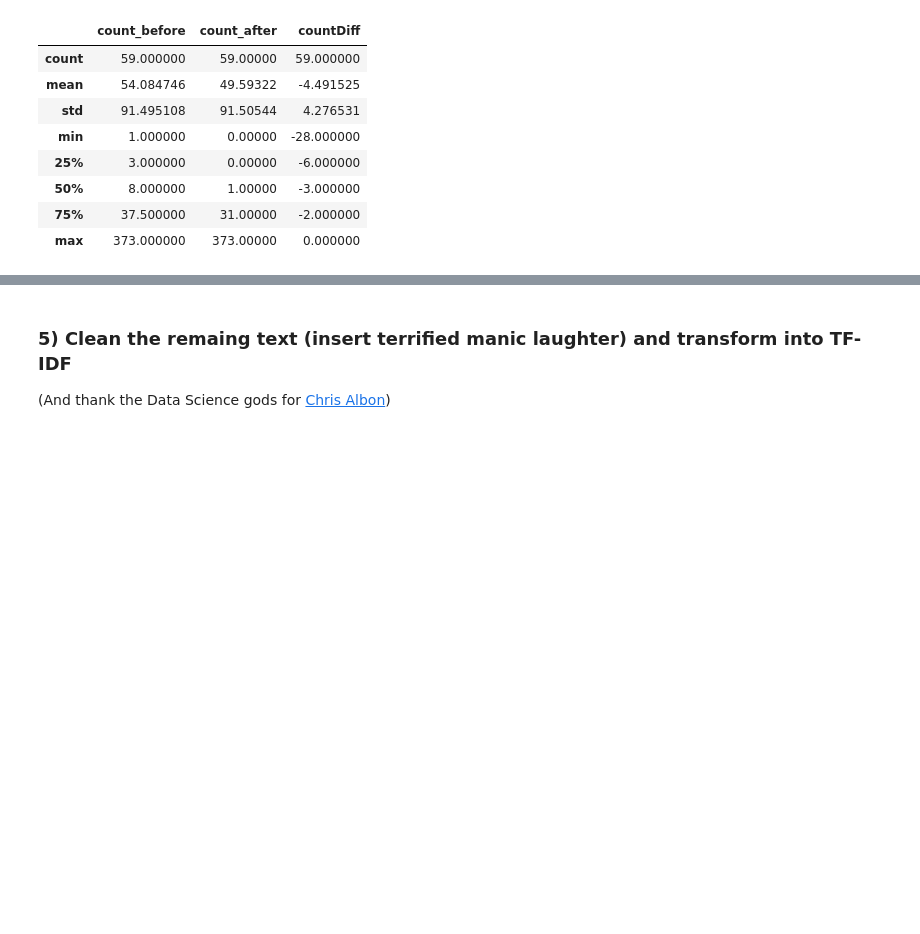
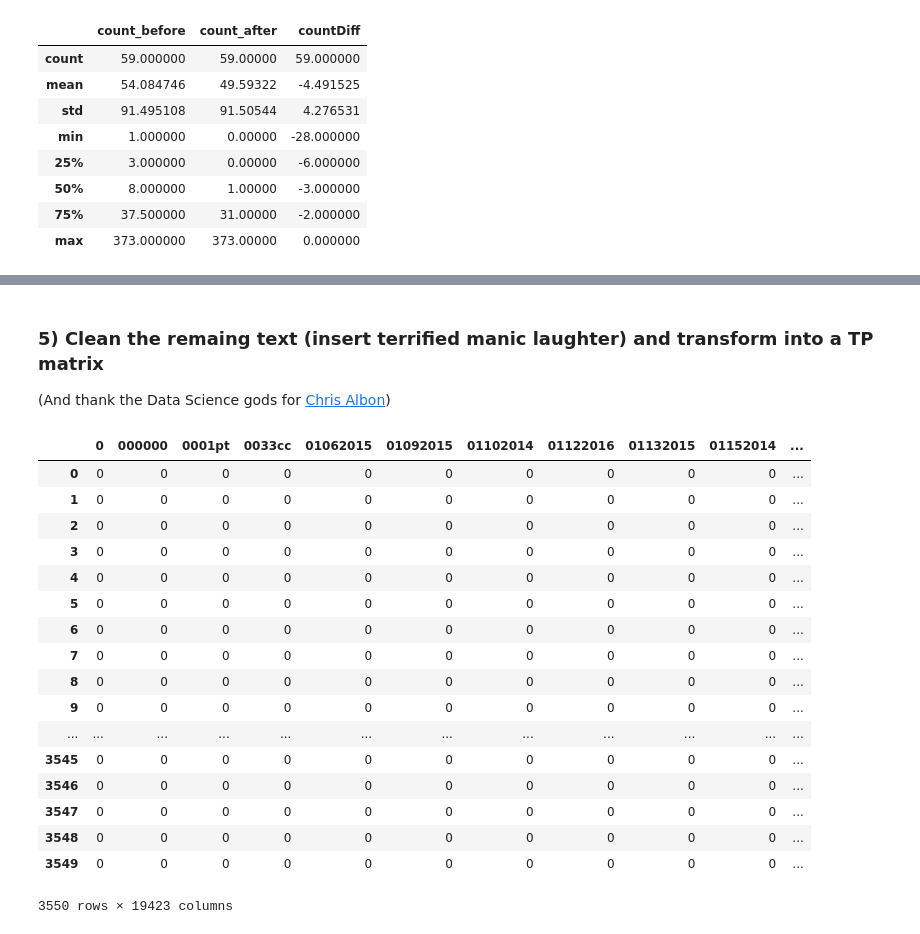
Before and after one commit to BEugeneSmith/PodcastAnalysis2017, a Jupyter notebook: ExplorationNotebook_upd110717.ipynb, the cells around one changed output, grey strips where cells are left out. Drawn from its saved outputs; the diff is of its cells as text; code cells hidden in the pictures; blank space fills up the shorter version.

Commit message:
Added logic for term presence matrix

```diff
--- a/ExplorationNotebook_upd110517.ipynb
+++ b/ExplorationNotebook_upd110717.ipynb
@@ -64,6 +64,7 @@ podcast_data = raw_data[(raw_data['description'] != 'missing value')
 podcast_data.drop(['mediaKind','composer'],axis=1,inplace=True)
 podcast_data.loc[:,'datePlayed'] = pd.core.tools.datetimes.to_datetime(podcast_data['datePlayed'])
 podcast_data.loc[:,'dateAdded'] = pd.core.tools.datetimes.to_datetime(podcast_data['dateAdded'])
+podcast_data.loc[:,'description'] = podcast_data['description'].str.lower()
 print(podcast_data.shape)
 podcast_data.head()
 # %% [output]
@@ -312,6 +313,6 @@ podcast_data.head()
 | 36 | Ep 31: Courtney Jung on the Histo... | 3553.0 | Adam Ruins Everything | Adam Conover & Courtney Jung | Podcast | 2.0 | 2017-07-22 09:00:08 | 2017-07-21 00:15:26 | False | 2017 | ... |
 | 43 | Addaura | 1222.0 | KEXP Live Performances Podcast | Addaura | Podcast | 1.0 | 2017-01-01 08:03:15 | 2017-01-30 06:14:26 | False | 0 | ... |
 # %% [markdown]
-### 5) Clean the remaing text  (insert terrified manic laughter) and transform into TF-IDF
+### 5) Clean the remaing text  (insert terrified manic laughter) and transform into a TP matrix
 (And thank the Data Science gods for [Chris Albon](https://chrisalbon.com/python/cleaning_text.html))
 # %%
@@ -339,10 +340,46 @@ podcast_data.head()
 # %%
-# tokenized_descriptions_no_stopwords = []
-# for report in descriptions_no_punctuation:
-#     new_term_vector = []
-#     for word in report:
-#         if not word in stopwords.words('english'):
-#             new_term_vector.append(word)
-#     tokenized_descriptions_no_stopwords.append(new_term_vector)
-
-# tokenized_descriptions_no_stopwords
+tokenized_descriptions_no_stopwords = []
+for report in descriptions_no_punctuation:
+    new_term_vector = []
+    for word in report:
+        if not word in stopwords.words('english'):
+            new_term_vector.append(word)
+    tokenized_descriptions_no_stopwords.append(new_term_vector)
+# %%
+testdata = tokenized_descriptions_no_stopwords
+
+PresHash = {}
+allTerms = [item for sublist in testdata for item in sublist]
+uniqueTerms = []
+for term in allTerms:
+    if term not in uniqueTerms:
+        PresHash[term] = [0 for i in range(len(testdata))]
+        uniqueTerms.append(term)
+
+for ix,wordVec in enumerate(testdata): # make sure to yodatethe test data
+    for word in PresHash.keys():
+        if word in list(set(wordVec)):
+            PresHash[word][ix] = 1
+
+term_presence_matrix = pd.DataFrame(PresHash)
+# %%
+term_presence_matrix
+# %% [output]
+|  | 0 | 000000 | 0001pt | 0033cc | 01062015 | 01092015 | 01102014 | 01122016 | 01132015 | 01152014 | ... |
+| 0 | 0 | 0 | 0 | 0 | 0 | 0 | 0 | 0 | 0 | 0 | ... |
+| 1 | 0 | 0 | 0 | 0 | 0 | 0 | 0 | 0 | 0 | 0 | ... |
+| 2 | 0 | 0 | 0 | 0 | 0 | 0 | 0 | 0 | 0 | 0 | ... |
+| 3 | 0 | 0 | 0 | 0 | 0 | 0 | 0 | 0 | 0 | 0 | ... |
+| 4 | 0 | 0 | 0 | 0 | 0 | 0 | 0 | 0 | 0 | 0 | ... |
+| 5 | 0 | 0 | 0 | 0 | 0 | 0 | 0 | 0 | 0 | 0 | ... |
+| 6 | 0 | 0 | 0 | 0 | 0 | 0 | 0 | 0 | 0 | 0 | ... |
+| 7 | 0 | 0 | 0 | 0 | 0 | 0 | 0 | 0 | 0 | 0 | ... |
+| 8 | 0 | 0 | 0 | 0 | 0 | 0 | 0 | 0 | 0 | 0 | ... |
+| 9 | 0 | 0 | 0 | 0 | 0 | 0 | 0 | 0 | 0 | 0 | ... |
+| ... | ... | ... | ... | ... | ... | ... | ... | ... | ... | ... | ... |
+| 3545 | 0 | 0 | 0 | 0 | 0 | 0 | 0 | 0 | 0 | 0 | ... |
+| 3546 | 0 | 0 | 0 | 0 | 0 | 0 | 0 | 0 | 0 | 0 | ... |
+| 3547 | 0 | 0 | 0 | 0 | 0 | 0 | 0 | 0 | 0 | 0 | ... |
+| 3548 | 0 | 0 | 0 | 0 | 0 | 0 | 0 | 0 | 0 | 0 | ... |
+| 3549 | 0 | 0 | 0 | 0 | 0 | 0 | 0 | 0 | 0 | 0 | ... |
+3550 rows × 19423 columns
```
Also changed, not shown: parts of 2 cells of this notebook.
